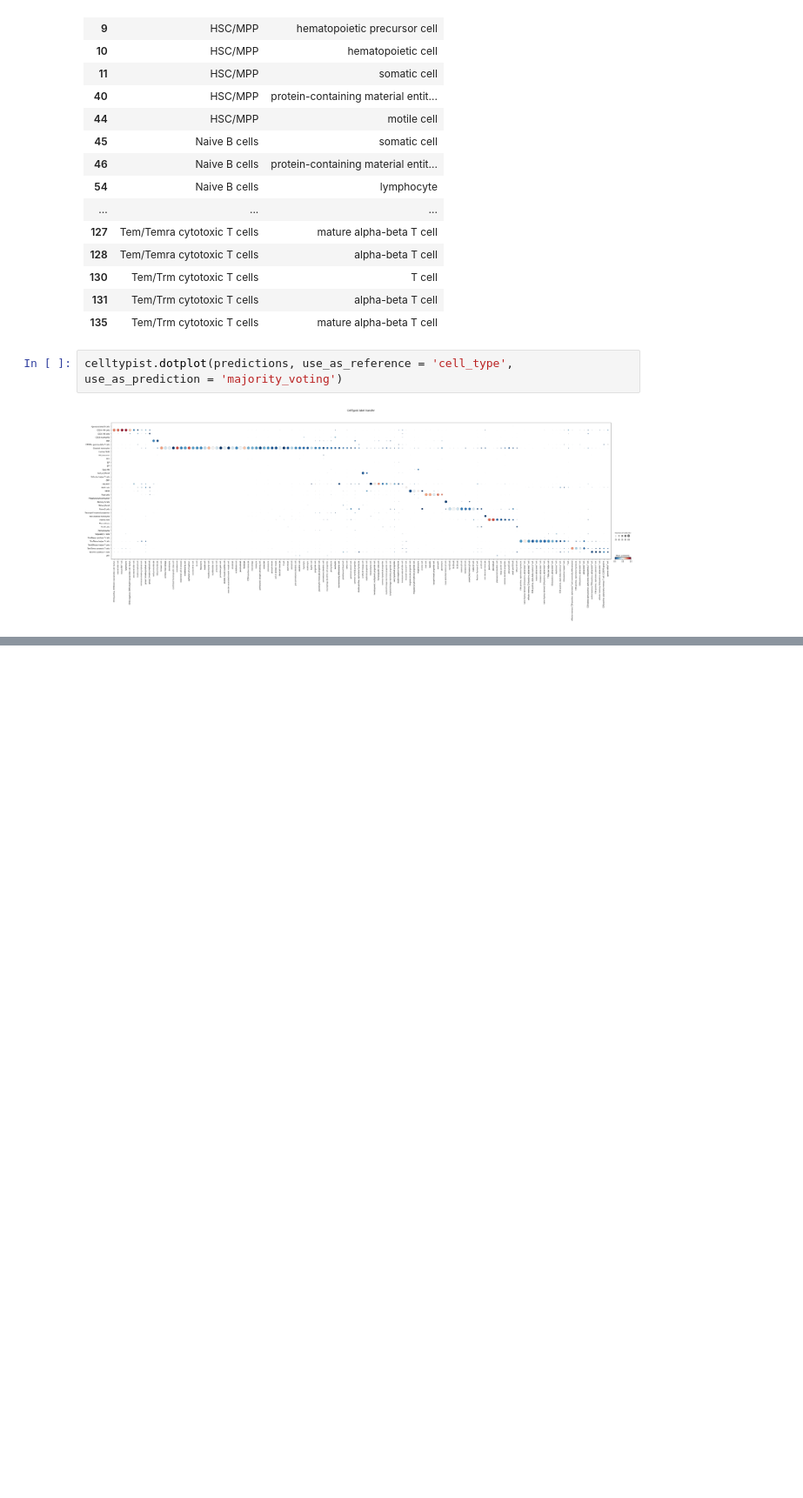
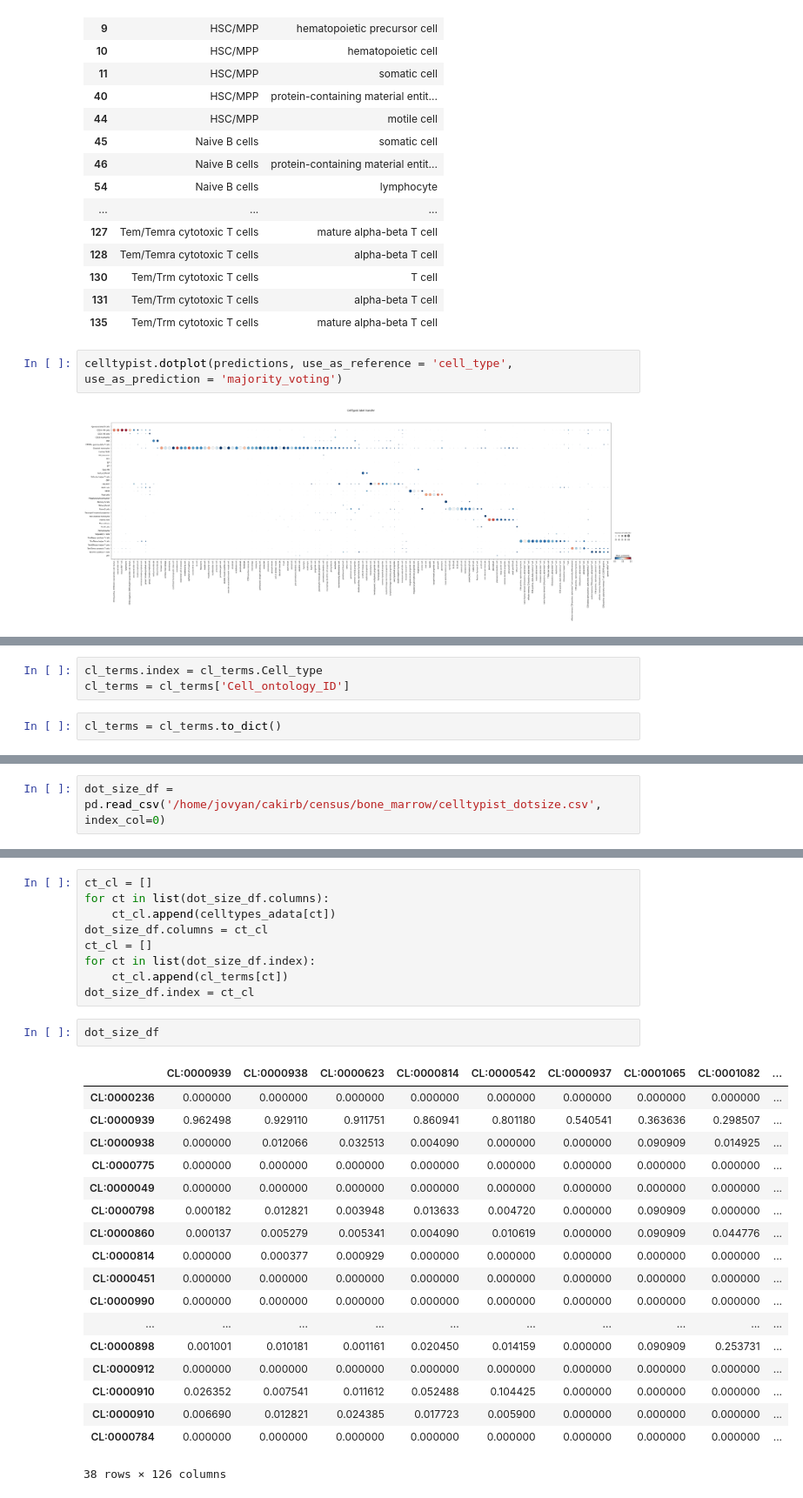
Before and after one commit to cellgeni/celltypist_census, a Jupyter notebook: bonemarrow_find_common_ancestor.ipynb, the cells around one changed output, grey strips where cells are left out. Shown at 87% size. Drawn from its saved outputs; the diff is of its cells as text; blank space fills up the shorter version.

```diff
--- a/bonemarrow_find_common_ancestor.ipynb
+++ b/bonemarrow_find_common_ancestor.ipynb
@@ -534,0 +581,5 @@ celltypist.dotplot(predictions, use_as_reference = 'cell_type', use_as_predictio
+# %%
+cl_terms.index = cl_terms.Cell_type
+cl_terms = cl_terms['Cell_ontology_ID']
+# %%
+cl_terms = cl_terms.to_dict()
@@ -534,0 +588,2 @@ celltypist.dotplot(predictions, use_as_reference = 'cell_type', use_as_predictio
+# %%
+dot_size_df = pd.read_csv('/home/jovyan/cakirb/census/bone_marrow/celltypist_dotsize.csv', index_col=0)
@@ -534,0 +635,30 @@ celltypist.dotplot(predictions, use_as_reference = 'cell_type', use_as_predictio
+# %%
+ct_cl = []
+for ct in list(dot_size_df.columns):
+    ct_cl.append(celltypes_adata[ct])
+dot_size_df.columns = ct_cl
+ct_cl = []
+for ct in list(dot_size_df.index):
+    ct_cl.append(cl_terms[ct])
+dot_size_df.index = ct_cl
+# %%
+dot_size_df
+# %% [output]
+|  | CL:0000939 | CL:0000938 | CL:0000623 | CL:0000814 | CL:0000542 | CL:0000937 | CL:0001065 | CL:0001082 | ... |
+| CL:0000236 | 0.000000 | 0.000000 | 0.000000 | 0.000000 | 0.000000 | 0.000000 | 0.000000 | 0.000000 | ... |
+| CL:0000939 | 0.962498 | 0.929110 | 0.911751 | 0.860941 | 0.801180 | 0.540541 | 0.363636 | 0.298507 | ... |
+| CL:0000938 | 0.000000 | 0.012066 | 0.032513 | 0.004090 | 0.000000 | 0.000000 | 0.090909 | 0.014925 | ... |
+| CL:0000775 | 0.000000 | 0.000000 | 0.000000 | 0.000000 | 0.000000 | 0.000000 | 0.000000 | 0.000000 | ... |
+| CL:0000049 | 0.000000 | 0.000000 | 0.000000 | 0.000000 | 0.000000 | 0.000000 | 0.000000 | 0.000000 | ... |
+| CL:0000798 | 0.000182 | 0.012821 | 0.003948 | 0.013633 | 0.004720 | 0.000000 | 0.090909 | 0.000000 | ... |
+| CL:0000860 | 0.000137 | 0.005279 | 0.005341 | 0.004090 | 0.010619 | 0.000000 | 0.090909 | 0.044776 | ... |
+| CL:0000814 | 0.000000 | 0.000377 | 0.000929 | 0.000000 | 0.000000 | 0.000000 | 0.000000 | 0.000000 | ... |
+| CL:0000451 | 0.000000 | 0.000000 | 0.000000 | 0.000000 | 0.000000 | 0.000000 | 0.000000 | 0.000000 | ... |
+| CL:0000990 | 0.000000 | 0.000000 | 0.000000 | 0.000000 | 0.000000 | 0.000000 | 0.000000 | 0.000000 | ... |
+| ... | ... | ... | ... | ... | ... | ... | ... | ... | ... |
+| CL:0000898 | 0.001001 | 0.010181 | 0.001161 | 0.020450 | 0.014159 | 0.000000 | 0.090909 | 0.253731 | ... |
+| CL:0000912 | 0.000000 | 0.000000 | 0.000000 | 0.000000 | 0.000000 | 0.000000 | 0.000000 | 0.000000 | ... |
+| CL:0000910 | 0.026352 | 0.007541 | 0.011612 | 0.052488 | 0.104425 | 0.000000 | 0.000000 | 0.000000 | ... |
+| CL:0000910 | 0.006690 | 0.012821 | 0.024385 | 0.017723 | 0.005900 | 0.000000 | 0.000000 | 0.000000 | ... |
+| CL:0000784 | 0.000000 | 0.000000 | 0.000000 | 0.000000 | 0.000000 | 0.000000 | 0.000000 | 0.000000 | ... |
+38 rows × 126 columns
```
Also changed, not shown: parts of 21 cells of this notebook.
